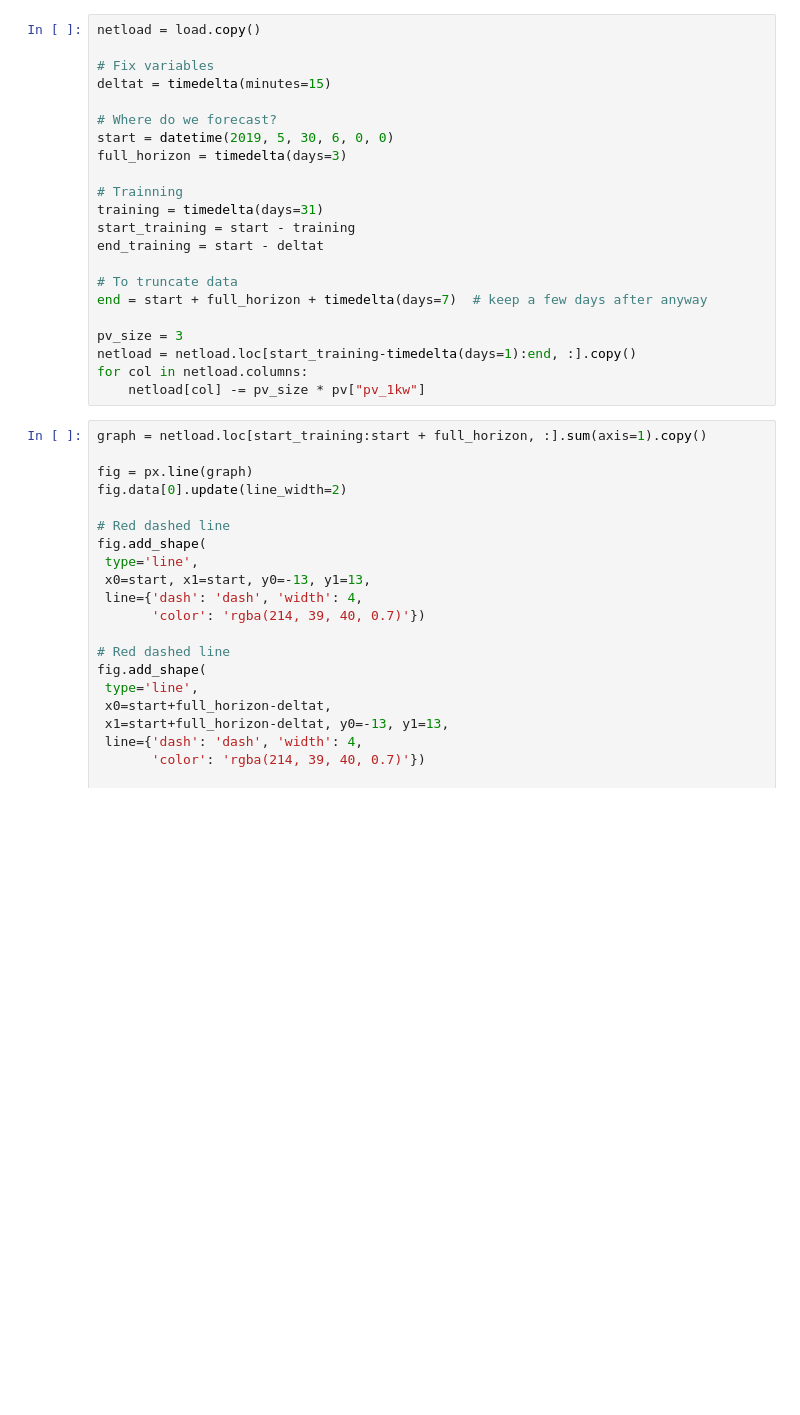
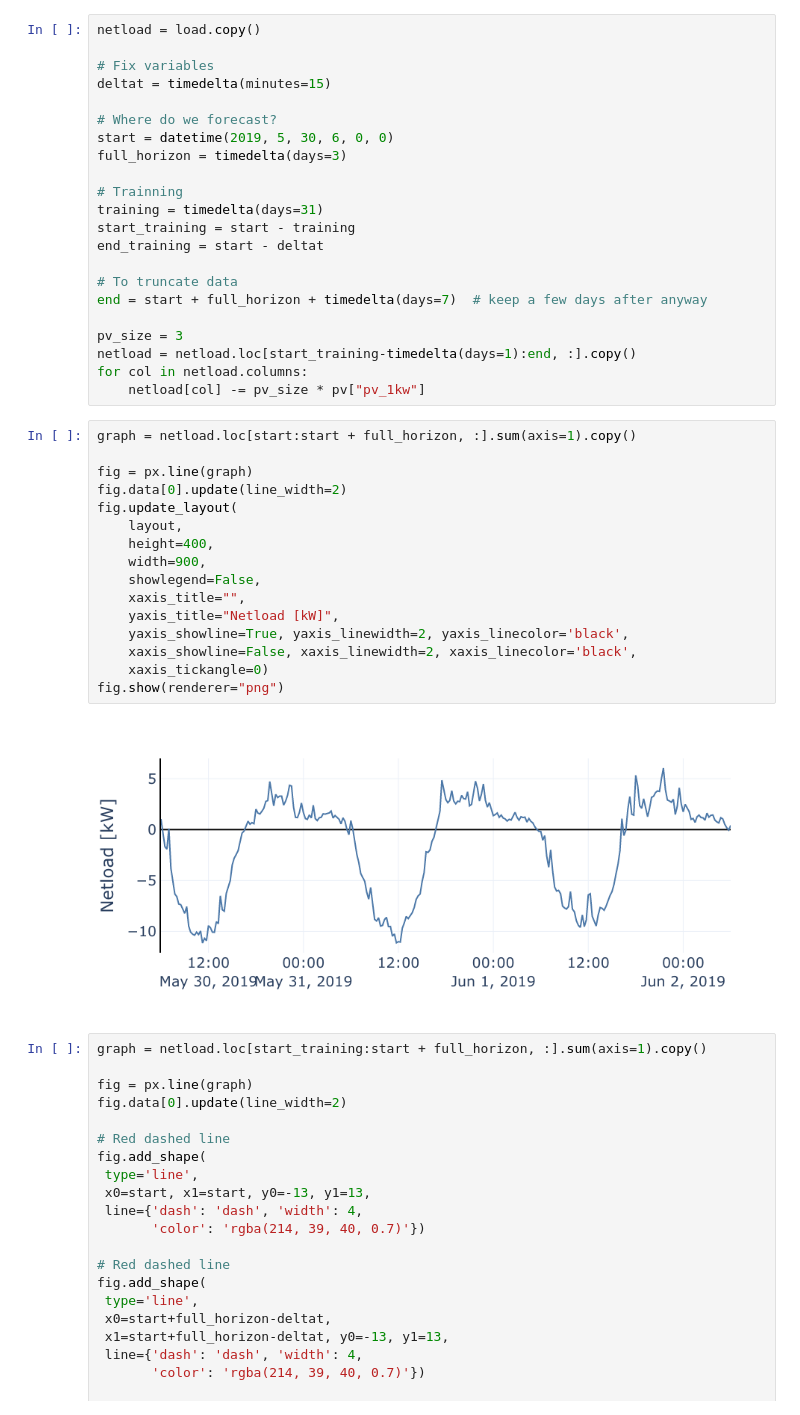
Before and after one commit to Jonathan56/supplementary_thesis, a Jupyter notebook: defense/v1 compare react vs pred.ipynb, the cells around one changed output. Cells and saved outputs as stored; diff of their text form; blank space fills up the shorter version.

```diff
--- a/defense/v1 compare react vs pred.ipynb
+++ b/defense/v1 compare react vs pred.ipynb
@@ -92,6 +92,24 @@ pv_size = 3
 netload = netload.loc[start_training-timedelta(days=1):end, :].copy()
 for col in netload.columns:
     netload[col] -= pv_size * pv["pv_1kw"]
+# %%
+graph = netload.loc[start:start + full_horizon, :].sum(axis=1).copy()
+
+fig = px.line(graph)
+fig.data[0].update(line_width=2)
+fig.update_layout(
+    layout,
+    height=400,
+    width=900,
+    showlegend=False,
+    xaxis_title="",
+    yaxis_title="Netload [kW]",
+    yaxis_showline=True, yaxis_linewidth=2, yaxis_linecolor='black',
+    xaxis_showline=False, xaxis_linewidth=2, xaxis_linecolor='black',
+    xaxis_tickangle=0)
+fig.show(renderer="png")
+# %% [output]
+[figure, added]
 # %%
 graph = netload.loc[start_training:start + full_horizon, :].sum(axis=1).copy()
 
```
Also changed, not shown: 30 other files.
